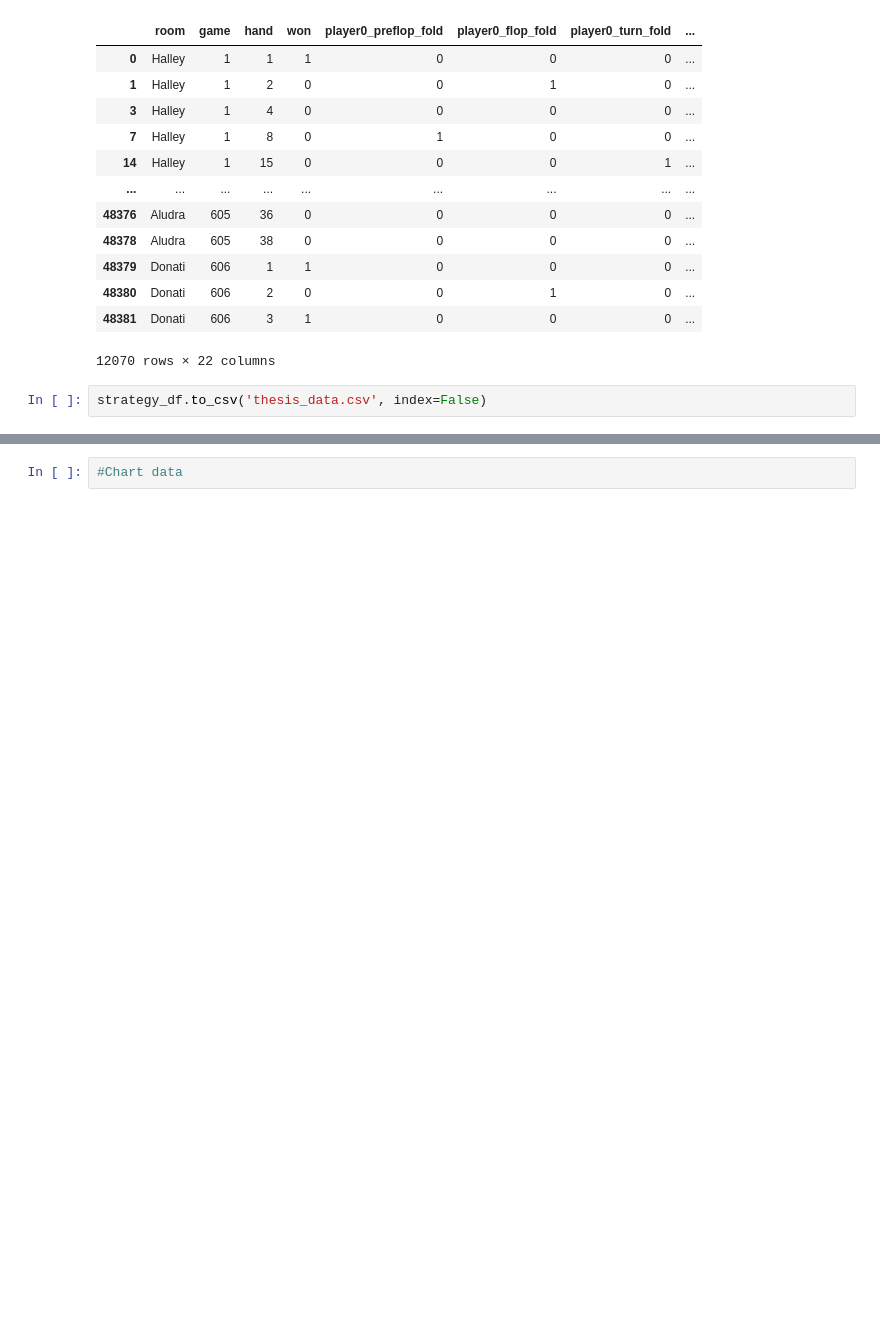
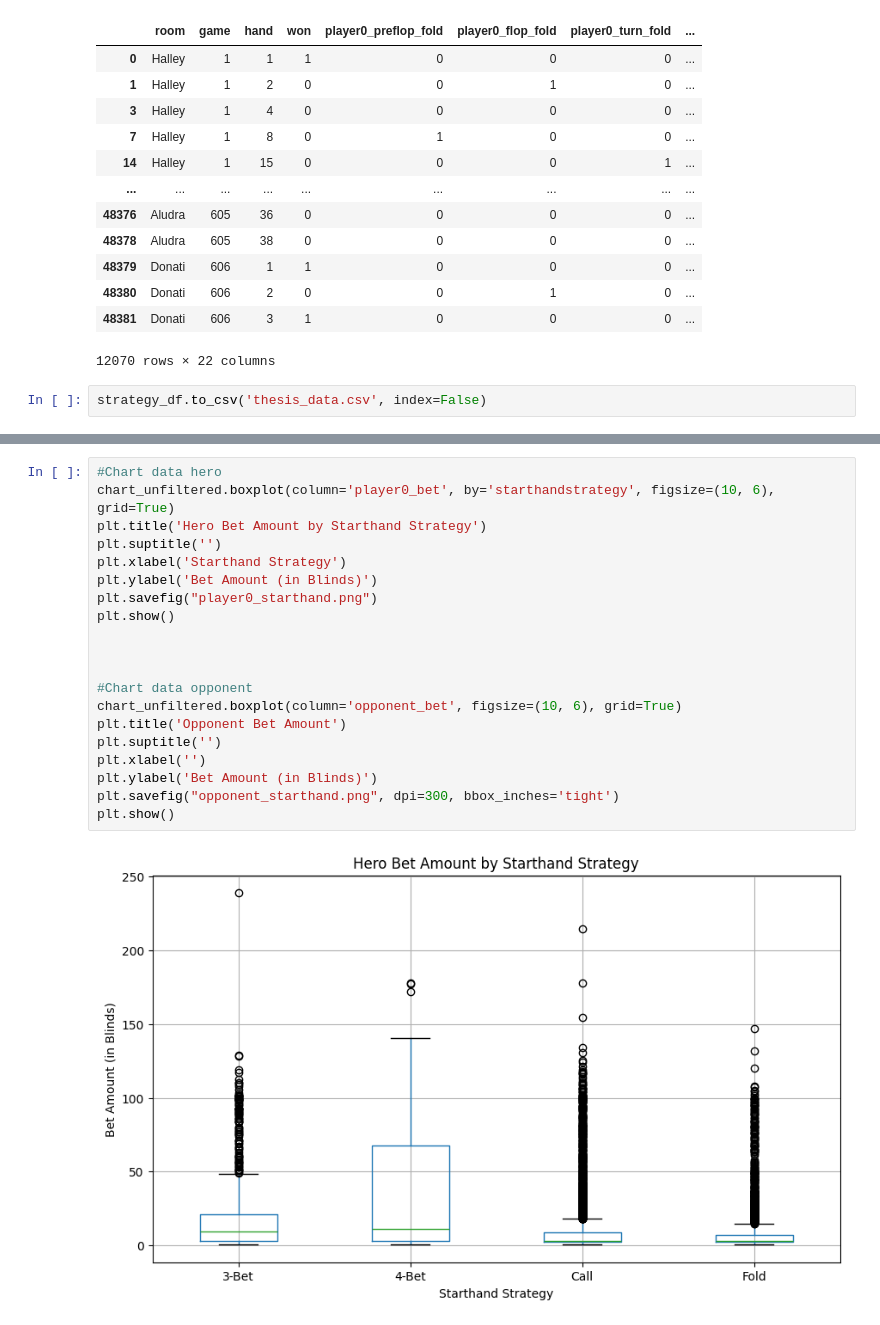
Before and after one commit to Mathieuhube/master_thesis, a Jupyter notebook: Code/Data-Analysis.ipynb, the cells around one changed output, grey strips where cells are left out. Saved outputs shown, nothing was run; the diff lists cells and outputs as text; blank space fills up the shorter version.

Commit message:
Created Boxplots for thesis

```diff
--- a/Code/Data-Analysis.ipynb
+++ b/Code/Data-Analysis.ipynb
@@ -328,2 +334,22 @@ river_exciting_lost = strategy_df[(~strategy_df['river_hand'].isin(['High Card',
 # %%
-#Chart data
+#Chart data hero
+chart_unfiltered.boxplot(column='player0_bet', by='starthandstrategy', figsize=(10, 6), grid=True)
+plt.title('Hero Bet Amount by Starthand Strategy')
+plt.suptitle('')
+plt.xlabel('Starthand Strategy')
+plt.ylabel('Bet Amount (in Blinds)')
+plt.savefig("player0_starthand.png")
+plt.show()
+
+
+
+#Chart data opponent
+chart_unfiltered.boxplot(column='opponent_bet', figsize=(10, 6), grid=True)
+plt.title('Opponent Bet Amount')
+plt.suptitle('')
+plt.xlabel('')
+plt.ylabel('Bet Amount (in Blinds)')
+plt.savefig("opponent_starthand.png", dpi=300, bbox_inches='tight')
+plt.show()
+# %% [output]
+[figure, added]
```
Also changed, not shown: parts of 6 cells of this notebook, 5 other files.
